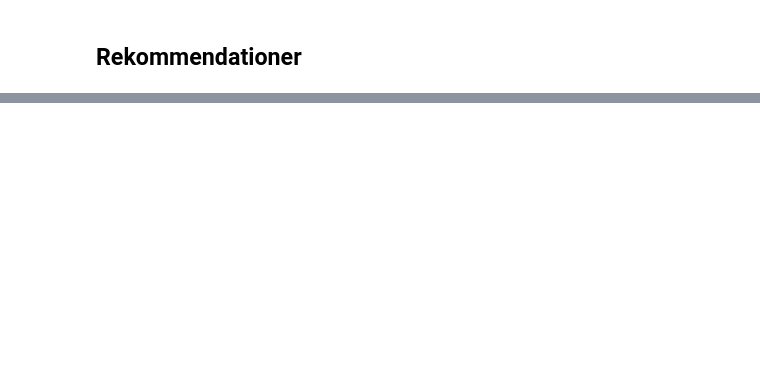
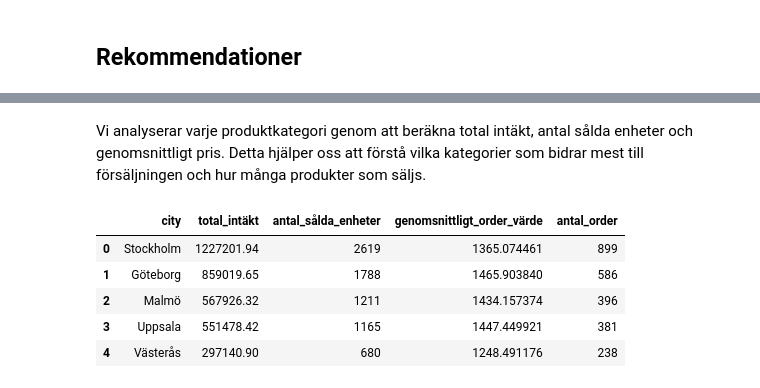
Before and after one commit to idaebeling/ecommerce-team2, a Jupyter notebook: reports/report.ipynb, the cells around one changed output, grey strips where cells are left out. Saved outputs shown, nothing was run; the diff lists cells and outputs as text; code cells hidden in the pictures; blank space fills up the shorter version.

```diff
--- a/reports/report.ipynb
+++ b/reports/report.ipynb
@@ -282,0 +318,23 @@ Den högsta dagsintäkten var den 26 februari 2024, med cirka 45 538 kr. Det
+# %% [markdown]
+Vi analyserar varje produktkategori genom att beräkna total intäkt, antal sålda enheter och genomsnittligt pris. Detta hjälper oss att förstå vilka kategorier som bidrar mest till försäljningen och hur många produkter som säljs.
+# %%
+stad_analys = df.groupby("city").agg(
+    total_intäkt=("revenue", "sum"),
+    antal_sålda_enheter=("units", "sum"),
+    genomsnittligt_order_värde=("revenue", "mean"),
+    antal_order=("order_id", "nunique")
+).reset_index()
+
+stad_analys = stad_analys.sort_values(
+    by="total_intäkt",
+    ascending=False
+).reset_index(drop=True)
+
+display(stad_analys)
+# %% [output]
+|  | city | total_intäkt | antal_sålda_enheter | genomsnittligt_order_värde | antal_order |
+| 0 | Stockholm | 1227201.94 | 2619 | 1365.074461 | 899 |
+| 1 | Göteborg | 859019.65 | 1788 | 1465.903840 | 586 |
+| 2 | Malmö | 567926.32 | 1211 | 1434.157374 | 396 |
+| 3 | Uppsala | 551478.42 | 1165 | 1447.449921 | 381 |
+| 4 | Västerås | 297140.90 | 680 | 1248.491176 | 238 |
```
Also changed, not shown: parts of 9 cells of this notebook.
